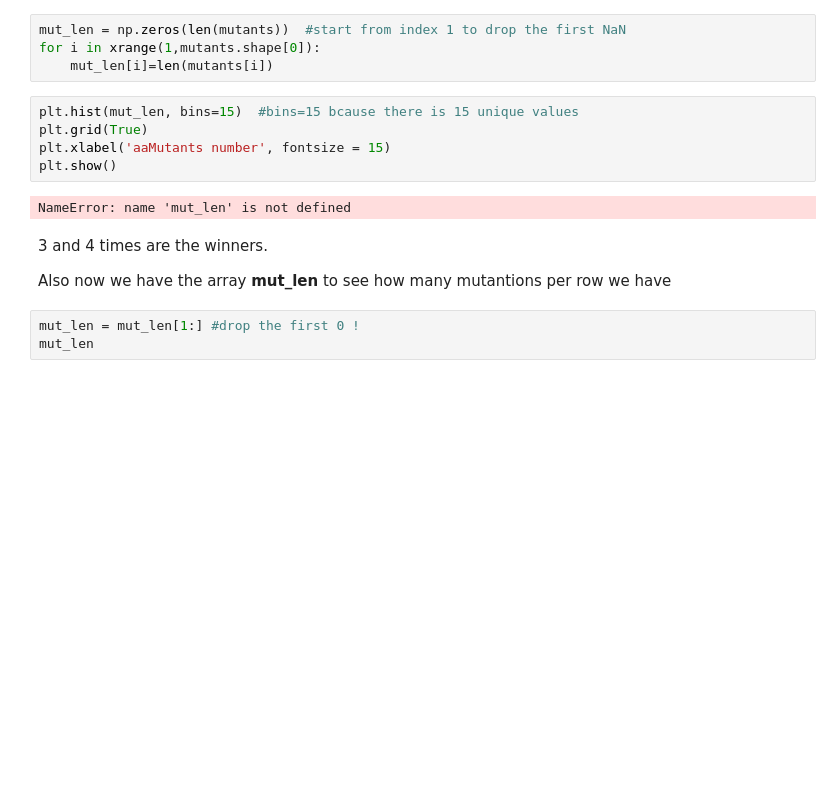
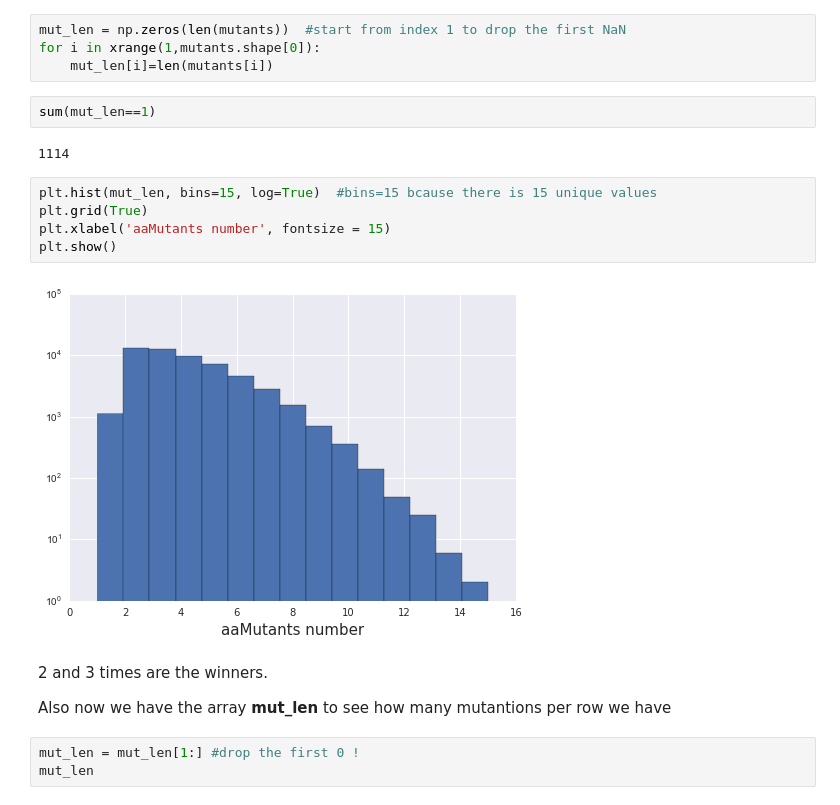
Before and after one commit to katyaputintseva/ubird, a Jupyter notebook: Exploratori visualizations GFP.ipynb, the cells around one changed output. Drawn from its saved outputs; the diff is of its cells as text; blank space fills up the shorter version.

```diff
--- a/Exploratori visualizations GFP.ipynb
+++ b/Exploratori visualizations GFP.ipynb
@@ -70,15 +69,19 @@ Name: aaMutations, dtype: object
 mut_len = np.zeros(len(mutants))  #start from index 1 to drop the first NaN
 for i in xrange(1,mutants.shape[0]):
     mut_len[i]=len(mutants[i])
+# %%
+sum(mut_len==1)
+# %% [output]
+1114
 # %%
-plt.hist(mut_len, bins=15)  #bins=15 bcause there is 15 unique values
+plt.hist(mut_len, bins=15, log=True)  #bins=15 bcause there is 15 unique values
 plt.grid(True)
 plt.xlabel('aaMutants number', fontsize = 15)
 plt.show()
 # %% [output]
-NameError: name 'mut_len' is not defined
+[figure, added]
 # %% [markdown]
-3 and 4 times are the winners.
+2 and 3 times are the winners.
 
 Also now we have the array **mut_len** to see how many mutantions per row we have
 # %%
```
Also changed, not shown: parts of 4 cells of this notebook.
